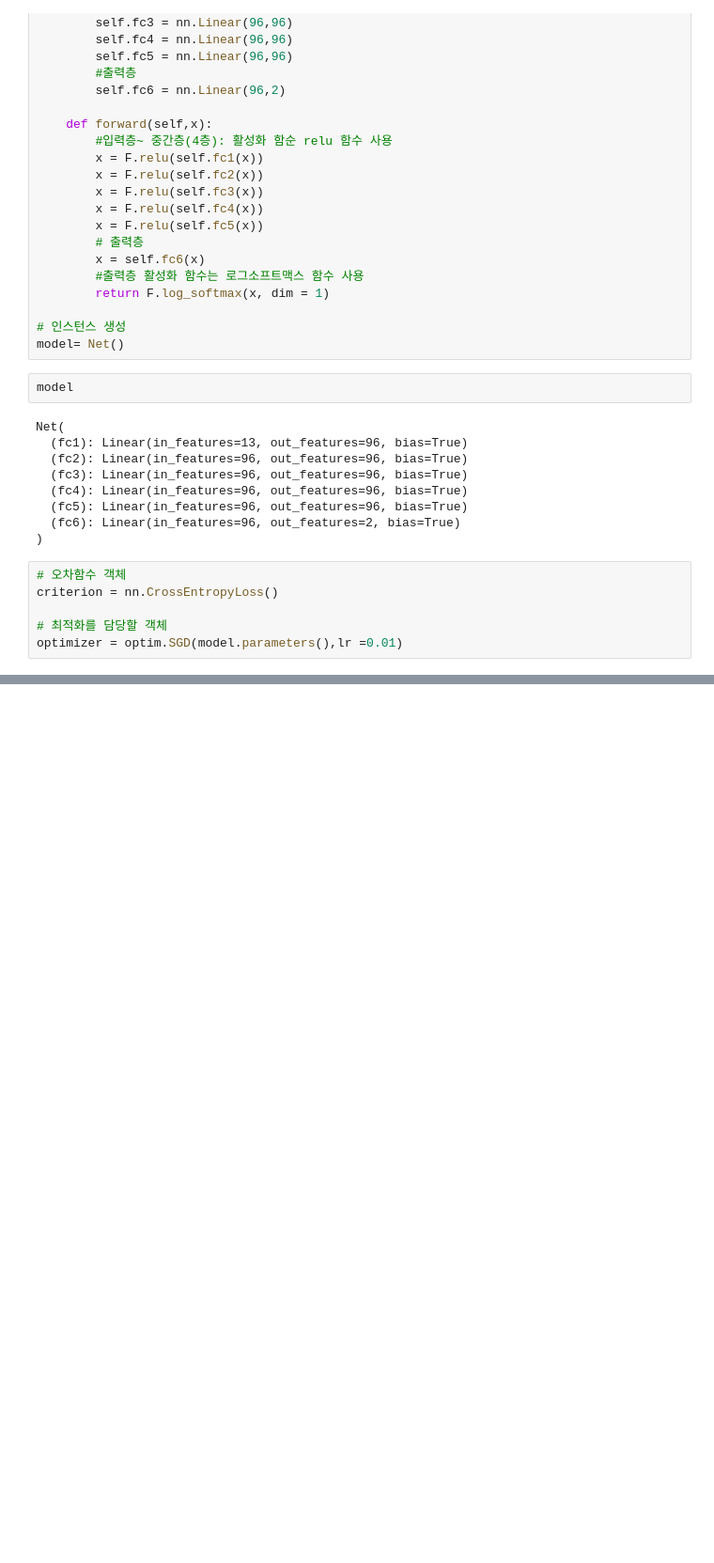
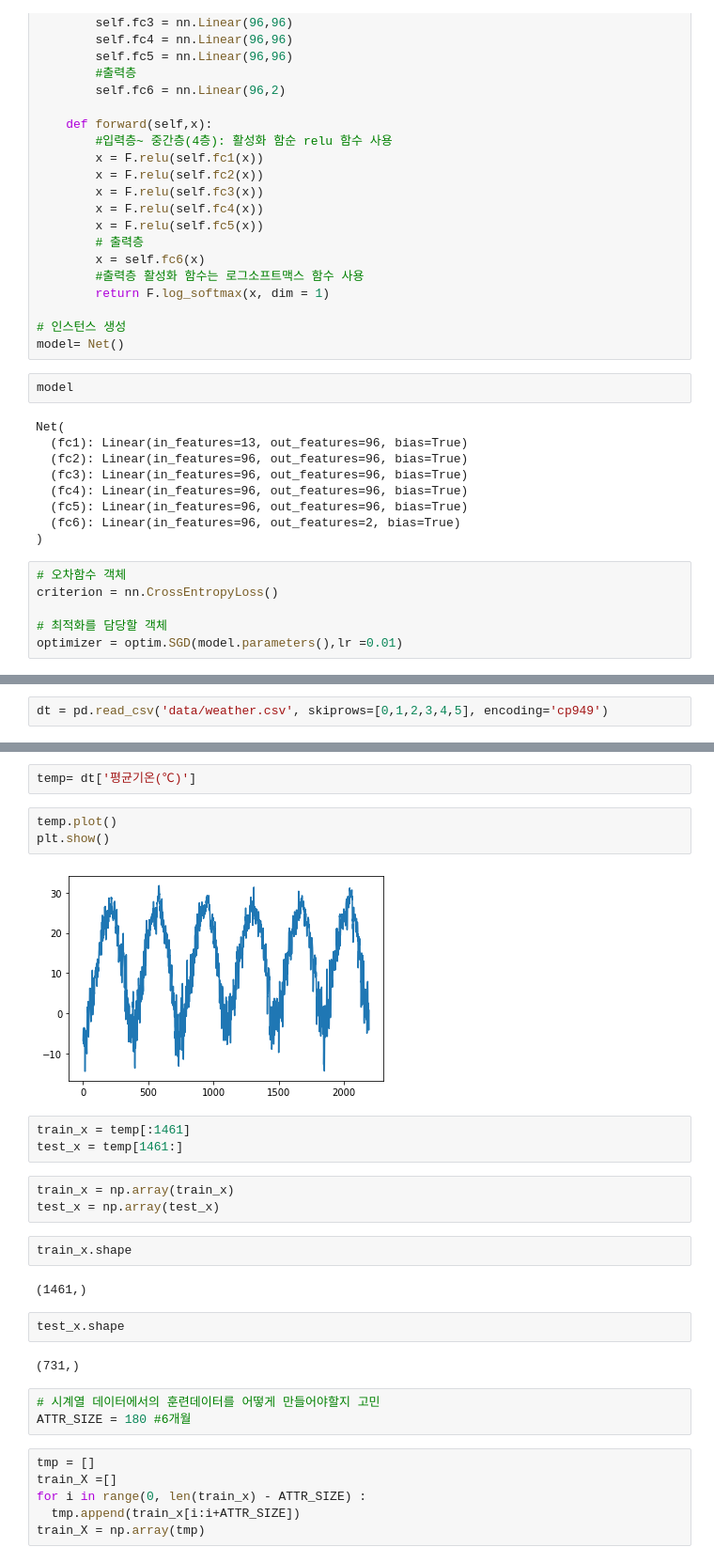
Before and after one commit to jaekyoungkim/DLMLwithTorch, a Jupyter notebook: pytorch를_활용한_머신러닝,_딥러닝_철저입문.ipynb, the cells around one changed output, grey strips where cells are left out. Shown: that part at 94% size. Saved outputs shown, nothing was run; the diff lists cells and outputs as text; blank space fills up the shorter version.

```diff
--- a/pytorch를_활용한_머신러닝,_딥러닝_철저입문.ipynb
+++ b/pytorch를_활용한_머신러닝,_딥러닝_철저입문.ipynb
@@ -321,0 +976,2 @@ accuracy
+# %%
+dt = pd.read_csv('data/weather.csv', skiprows=[0,1,2,3,4,5], encoding='cp949')
@@ -321,0 +994,30 @@ accuracy
+# %%
+temp= dt['평균기온(℃)']
+# %%
+temp.plot()
+plt.show()
+# %% [output]
+[figure, added]
+# %%
+train_x = temp[:1461]
+test_x = temp[1461:]
+# %%
+train_x = np.array(train_x)
+test_x = np.array(test_x)
+# %%
+train_x.shape
+# %% [output]
+(1461,)
+# %%
+test_x.shape
+# %% [output]
+(731,)
+# %%
+# 시계열 데이터에서의 훈련데이터를 어떻게 만들어야할지 고민
+ATTR_SIZE = 180 #6개월
+# %%
+tmp = []
+train_X =[]
+for i in range(0, len(train_x) - ATTR_SIZE) :
+  tmp.append(train_x[i:i+ATTR_SIZE])
+train_X = np.array(tmp)
```
Also changed, not shown: parts of 98 cells of this notebook.
